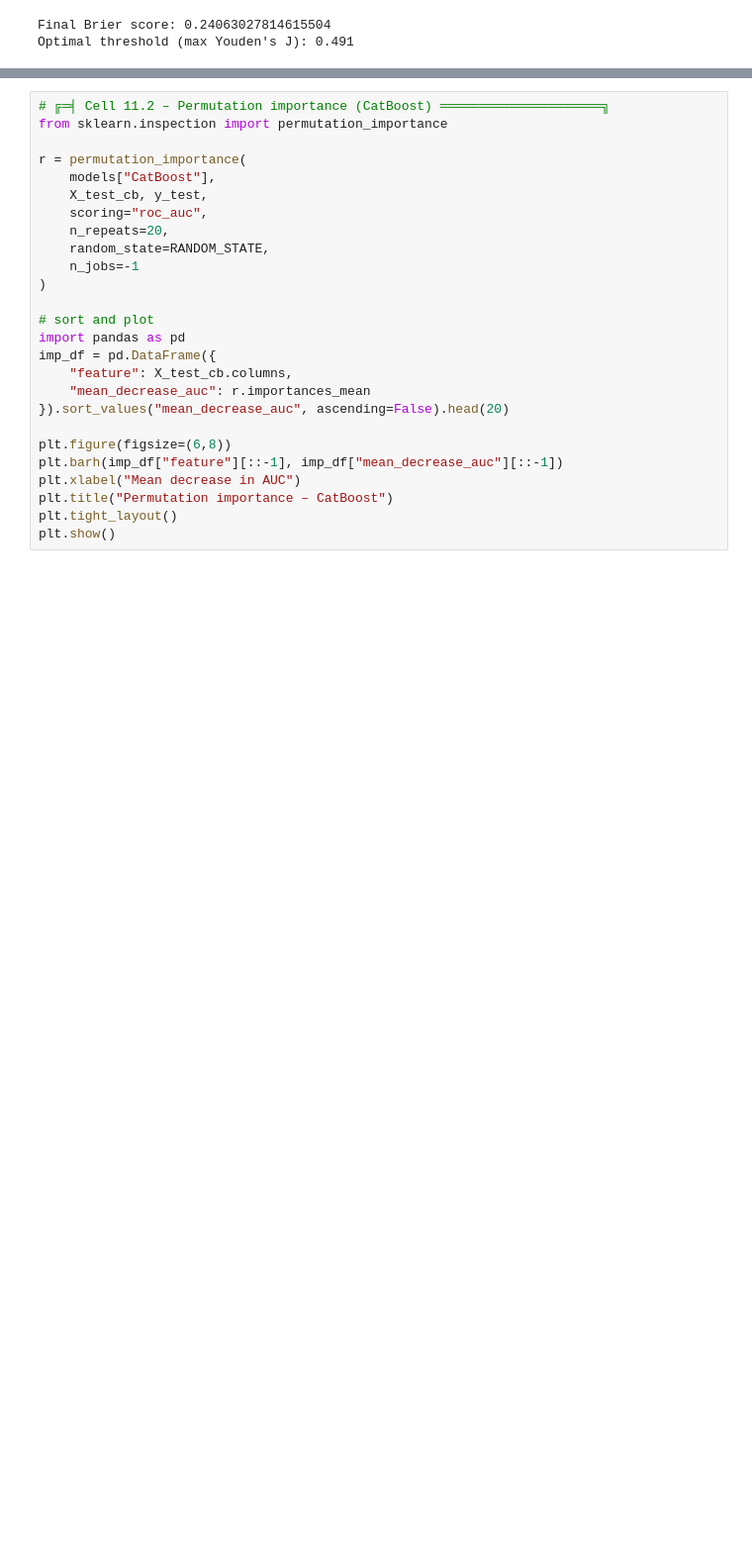
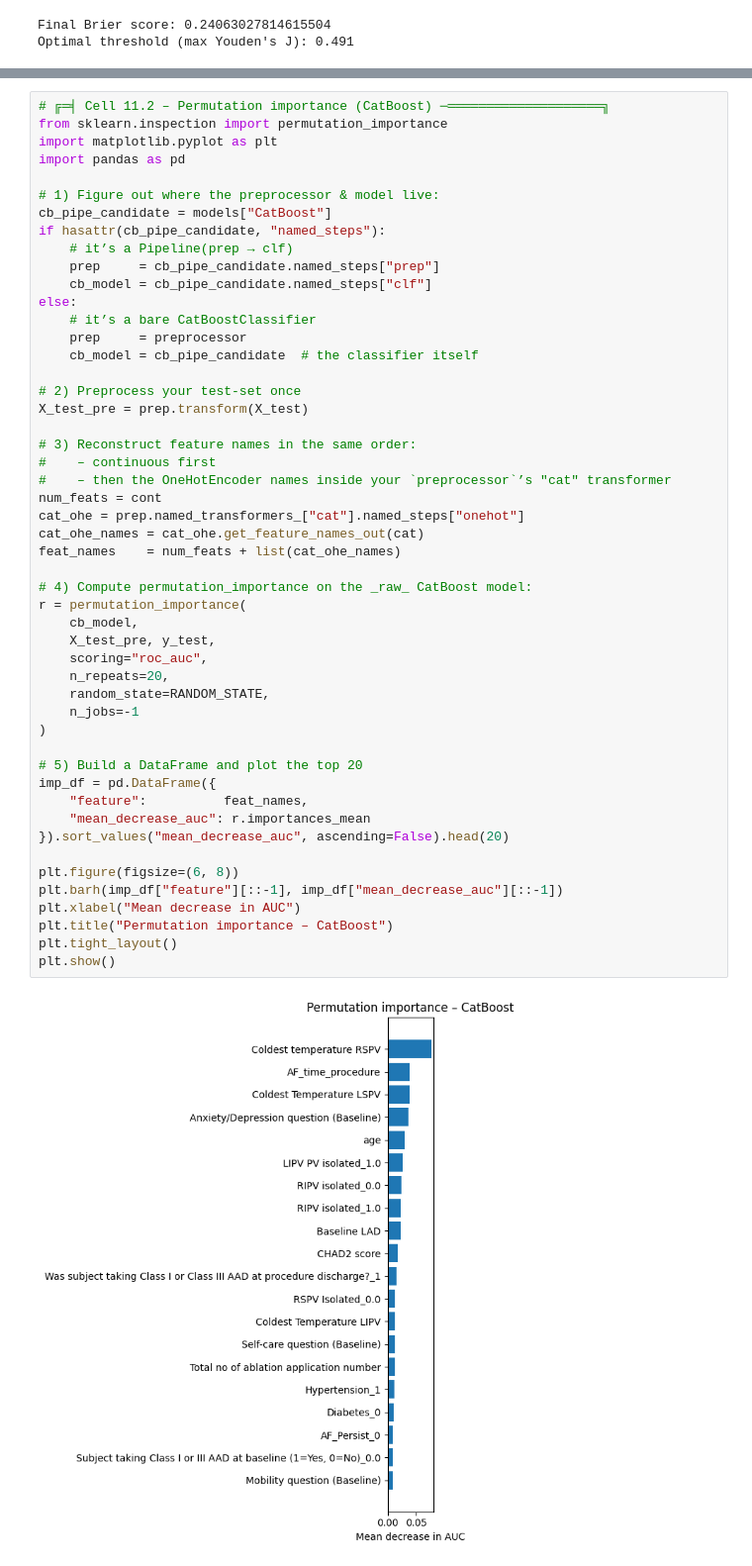
Before and after one commit to lochieh19798/Data-analysis, a Jupyter notebook: Figure2mod.ipynb, the cells around one changed output, grey strips where cells are left out. Shown at 99% size. Cells and saved outputs as stored; diff of their text form; blank space fills up the shorter version.

```diff
--- a/Figure2mod.ipynb
+++ b/Figure2mod.ipynb
@@ -1525,29 +1554,55 @@ NameError: name 'X_test_cb' is not defined
 # %%
-# ╔═╡ Cell 11.2 – Permutation importance (CatBoost) ═════════════════════╗
+# ╔═╡ Cell 11.2 – Permutation importance (CatBoost) ─════════════════════╗
 from sklearn.inspection import permutation_importance
+import matplotlib.pyplot as plt
+import pandas as pd
 
+# 1) Figure out where the preprocessor & model live:
+cb_pipe_candidate = models["CatBoost"]
+if hasattr(cb_pipe_candidate, "named_steps"):
+    # it’s a Pipeline(prep → clf)
+    prep     = cb_pipe_candidate.named_steps["prep"]
+    cb_model = cb_pipe_candidate.named_steps["clf"]
+else:
+    # it’s a bare CatBoostClassifier
+    prep     = preprocessor
+    cb_model = cb_pipe_candidate  # the classifier itself
+
+# 2) Preprocess your test‐set once
+X_test_pre = prep.transform(X_test)
+
+# 3) Reconstruct feature names in the same order:
+#    – continuous first
+#    – then the OneHotEncoder names inside your `preprocessor`’s "cat" transformer
+num_feats = cont
+cat_ohe = prep.named_transformers_["cat"].named_steps["onehot"]
+cat_ohe_names = cat_ohe.get_feature_names_out(cat)
+feat_names    = num_feats + list(cat_ohe_names)
+
+# 4) Compute permutation_importance on the _raw_ CatBoost model:
 r = permutation_importance(
-    models["CatBoost"],
-    X_test_cb, y_test,
+    cb_model,
+    X_test_pre, y_test,
     scoring="roc_auc",
     n_repeats=20,
     random_state=RANDOM_STATE,
     n_jobs=-1
 )
 
-# sort and plot
-import pandas as pd
+# 5) Build a DataFrame and plot the top 20
 imp_df = pd.DataFrame({
-    "feature": X_test_cb.columns,
+    "feature":          feat_names,
     "mean_decrease_auc": r.importances_mean
 }).sort_values("mean_decrease_auc", ascending=False).head(20)
 
-plt.figure(figsize=(6,8))
+plt.figure(figsize=(6, 8))
 plt.barh(imp_df["feature"][::-1], imp_df["mean_decrease_auc"][::-1])
 plt.xlabel("Mean decrease in AUC")
 plt.title("Permutation importance – CatBoost")
 plt.tight_layout()
 plt.show()
+# %% [output]
+[figure, added]
 # %%
 # ╔═╡ Cell 11.3 – Decision curve (CatBoost) ─────────────────────────────╗
 import numpy as np
```
Also changed, not shown: parts of 14 cells of this notebook.
